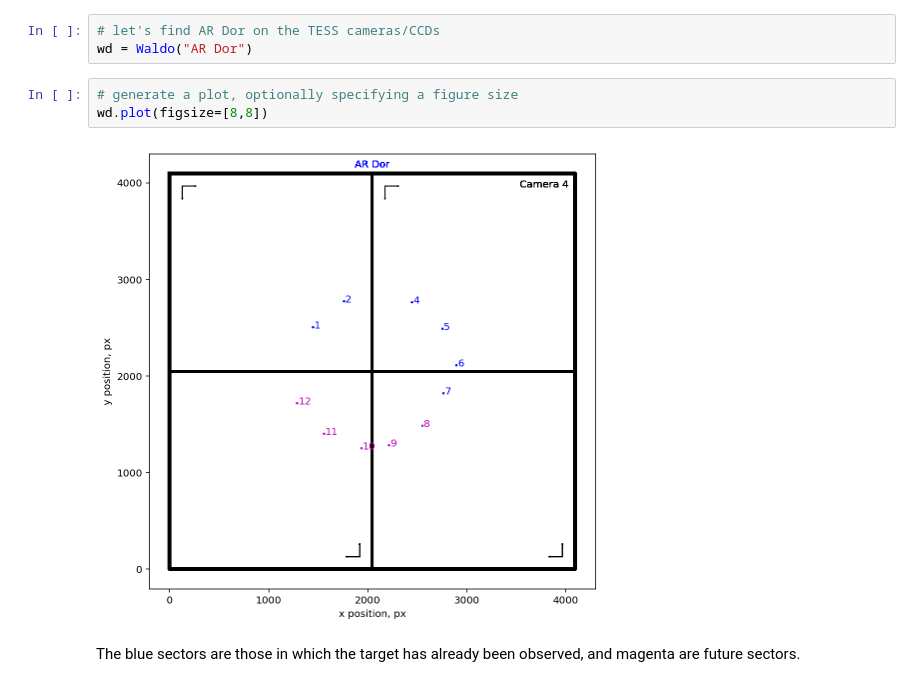
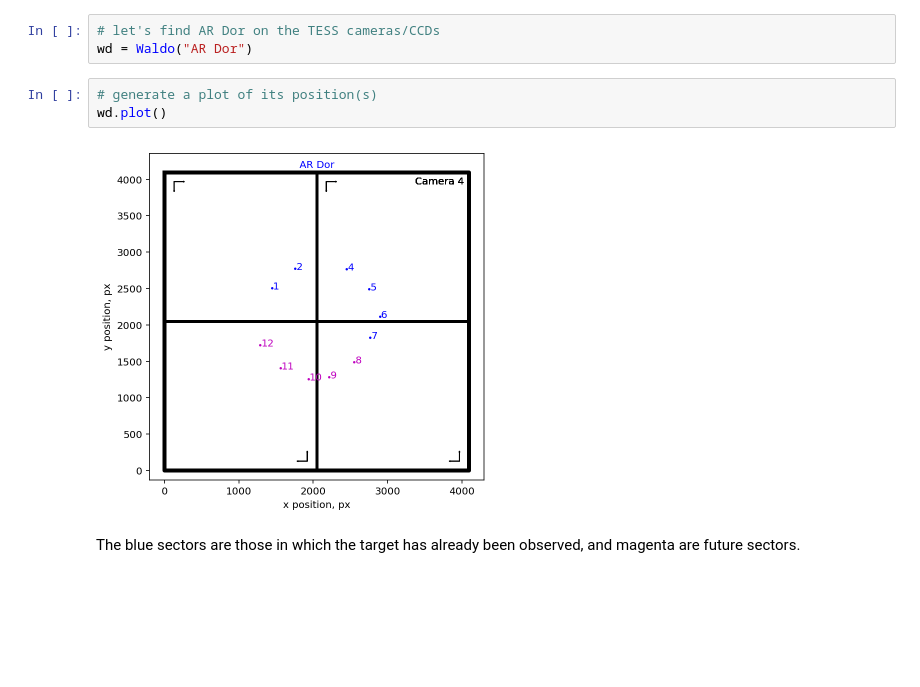
Before and after one commit to SimonJMurphy/tess-waldo, a Jupyter notebook: examples/Waldo_example.ipynb, the cells around one changed output. Saved outputs shown, nothing was run; the diff lists cells and outputs as text; blank space fills up the shorter version.

```diff
--- a/examples/Waldo_example.ipynb
+++ b/examples/Waldo_example.ipynb
@@ -4,10 +4,10 @@ from tess_waldo.waldo import Waldo
 # let's find AR Dor on the TESS cameras/CCDs
 wd = Waldo("AR Dor")
 # %%
-# generate a plot, optionally specifying a figure size
-wd.plot(figsize=[8,8])
+# generate a plot of its position(s)
+wd.plot()
 # %% [output]
-[figure, old version]
+[figure, new version]
 # %% [markdown]
 The blue sectors are those in which the target has already been observed, and magenta are future sectors.
 # %%
```
Also changed, not shown: parts of 2 cells of this notebook.
